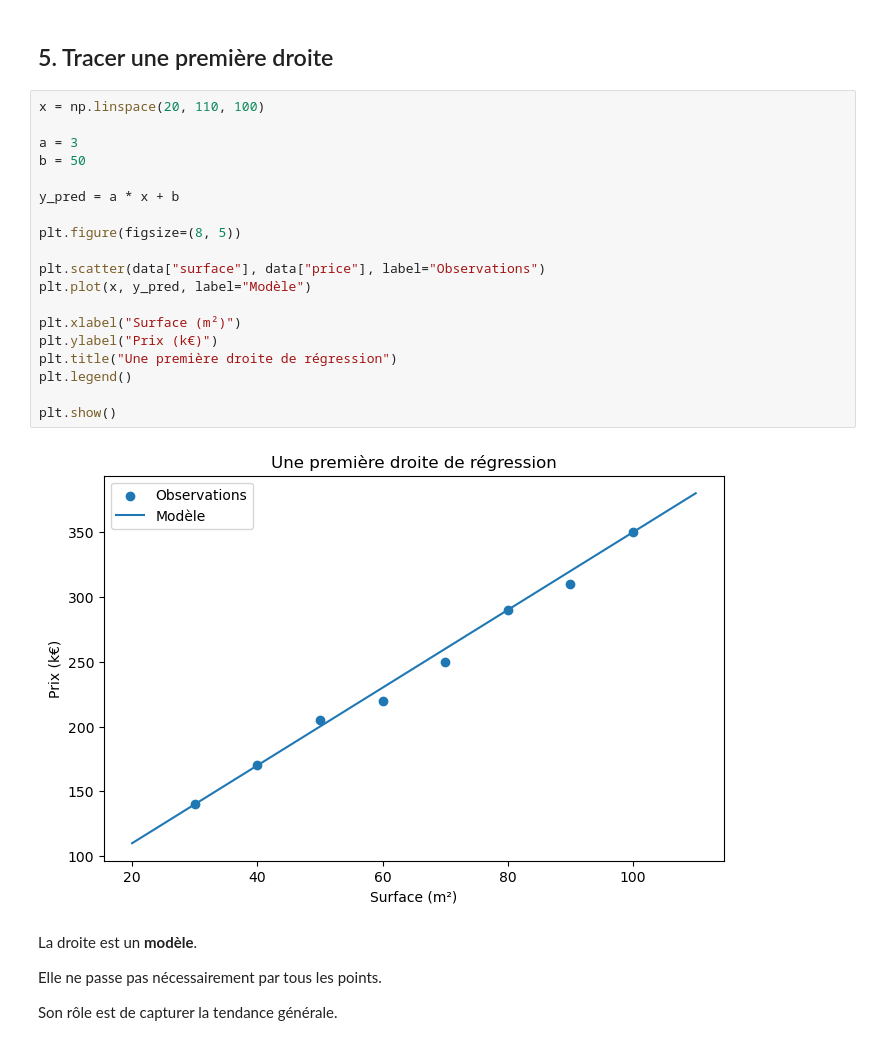
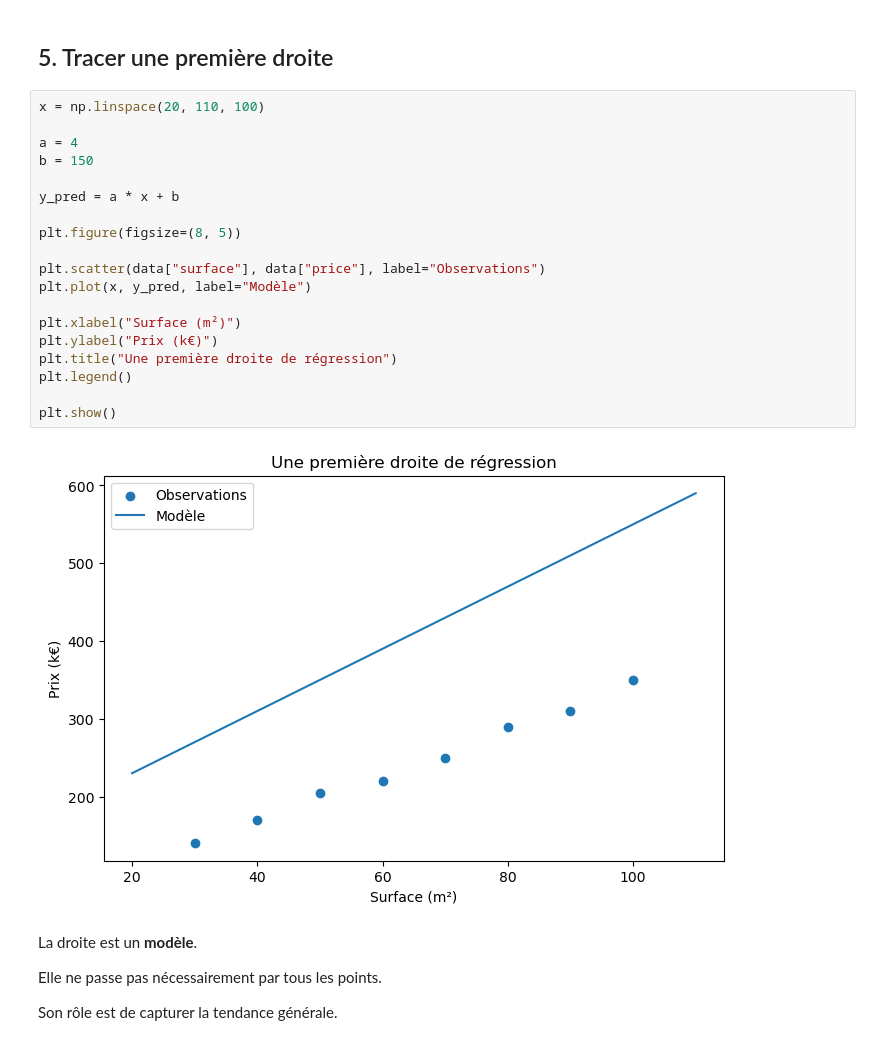
Before and after one commit to neodelphis/formation-ml-ministere, a Jupyter notebook: 03_régression_linéaire/01_régression_lineaire_cours.ipynb, the cells around one changed output. Cells and saved outputs as stored; diff of their text form.

```diff
--- a/03_régression_linéaire/01_régression_lineaire_cours.ipynb
+++ b/03_régression_linéaire/01_régression_lineaire_cours.ipynb
@@ -101,24 +101,24 @@ signifie que le modèle prédit un prix de :
 # %%
 x = np.linspace(20, 110, 100)
 
-a = 3
-b = 50
+a = 4
+b = 150
 
 y_pred = a * x + b
 
 plt.figure(figsize=(8, 5))
 
 plt.scatter(data["surface"], data["price"], label="Observations")
 plt.plot(x, y_pred, label="Modèle")
 
 plt.xlabel("Surface (m²)")
 plt.ylabel("Prix (k€)")
 plt.title("Une première droite de régression")
 plt.legend()
 
 plt.show()
 # %% [output]
-[figure, old version]
+[figure, new version]
 # %% [markdown]
 La droite est un **modèle**.
 
```
Also changed, not shown: parts of 5 cells of this notebook, 5 other files.
